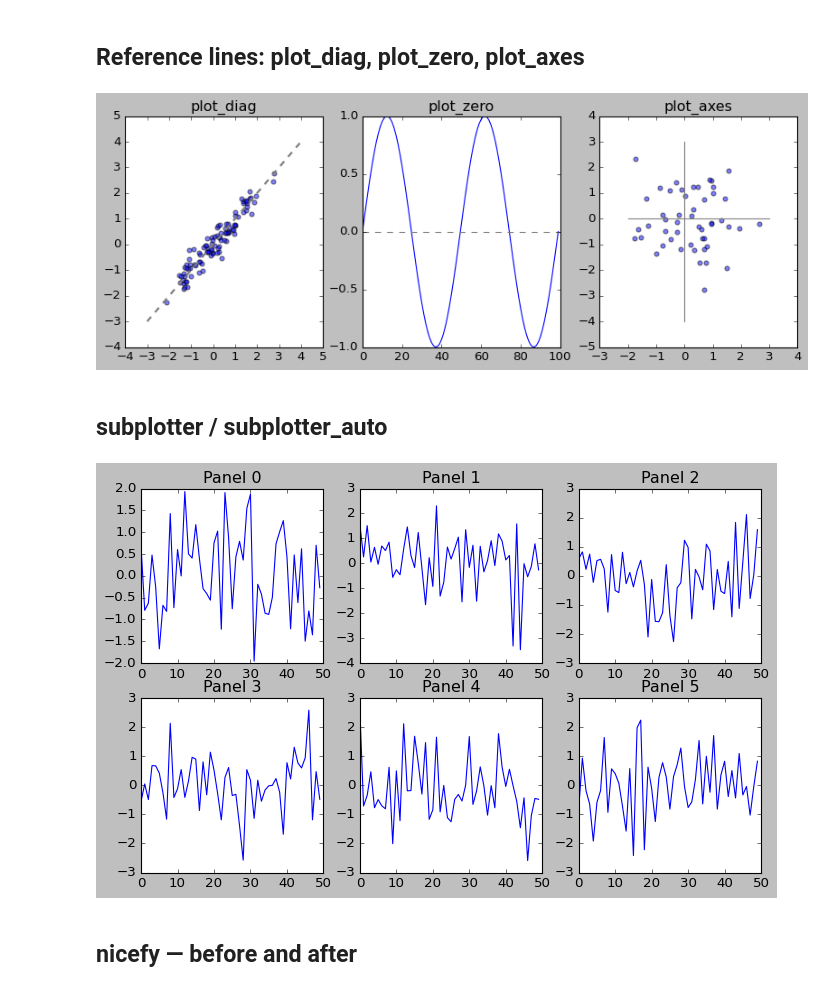
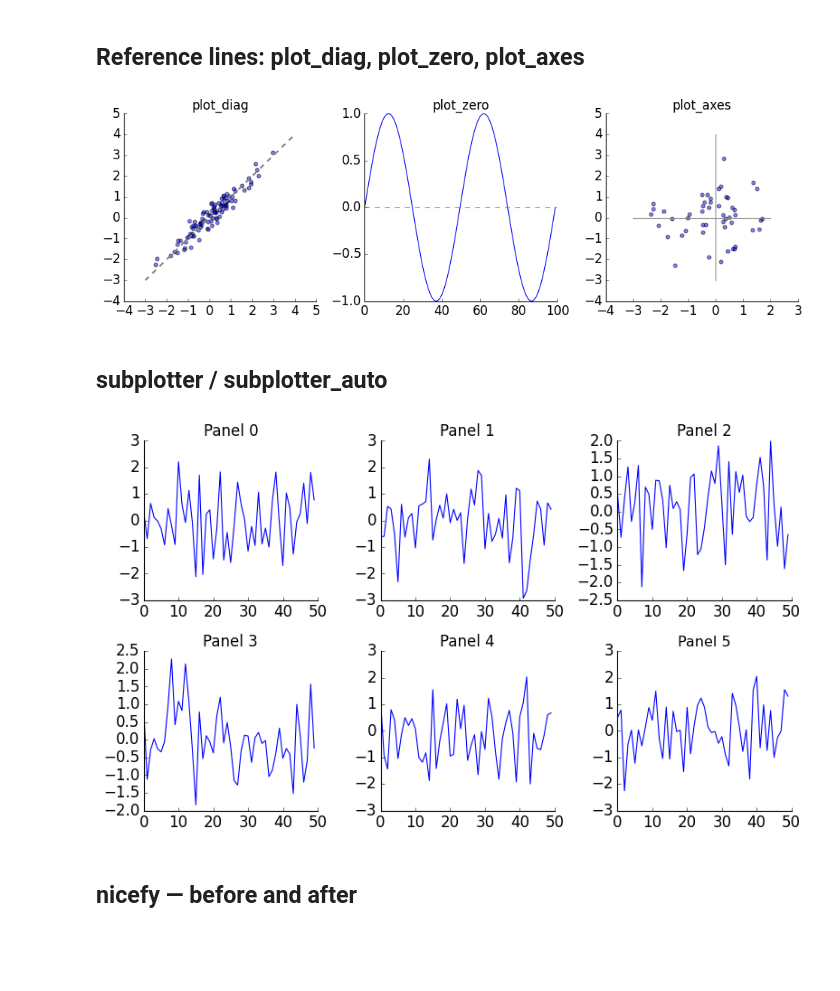
Before and after one commit to JLansey/matviz, a Jupyter notebook: docs/source/examples/visualization.ipynb, the cells around one changed output. Cells and saved outputs as stored; diff of their text form; code cells hidden in the pictures; blank space fills up the shorter version.

Commit message:
Update example notebooks and streamgraph image

```diff
--- a/docs/source/examples/visualization.ipynb
+++ b/docs/source/examples/visualization.ipynb
@@ -78,27 +78,30 @@ Ignoring fixed x limits to fulfill fixed data aspect with adjustable data limits
 # %%
 x = np.random.randn(100)
 y = x + np.random.randn(100) * 0.3
 
 plt.figure(figsize=(12, 4))
 
 subplotter(1, 3, 0)
 plt.scatter(x, y, alpha=0.5)
 plot_diag(lw=2)
 title('plot_diag')
+nicefy()
 
 subplotter(1, 3, 1)
-plt.plot(np.sin(np.linspace(0, 4*np.pi, 100)))
+plot(np.sin(np.linspace(0, 4*np.pi, 100)))
 plot_zero()
 title('plot_zero')
+nicefy()
 
 subplotter(1, 3, 2)
 plt.scatter(np.random.randn(50), np.random.randn(50), alpha=0.5)
 plot_axes()
 title('plot_axes')
+nicefy()
 
 plt.show()
 # %% [output]
-[figure, old version]
+[figure, new version]
 # %% [markdown]
 ## subplotter / subplotter_auto
 # %%
@@ -106,10 +109,12 @@ plt.figure(figsize=(10, 6))
 for i in range(6):
     subplotter_auto(6, i)
     plt.plot(np.random.randn(50))
+    nicefy()
     title(f'Panel {i}')
+
 plt.show()
 # %% [output]
-[figure, old version]
+[figure, new version]
 # %% [markdown]
 ## nicefy — before and after
 # %%
```
Also changed, not shown: parts of 8 cells of this notebook, 2 other files.
